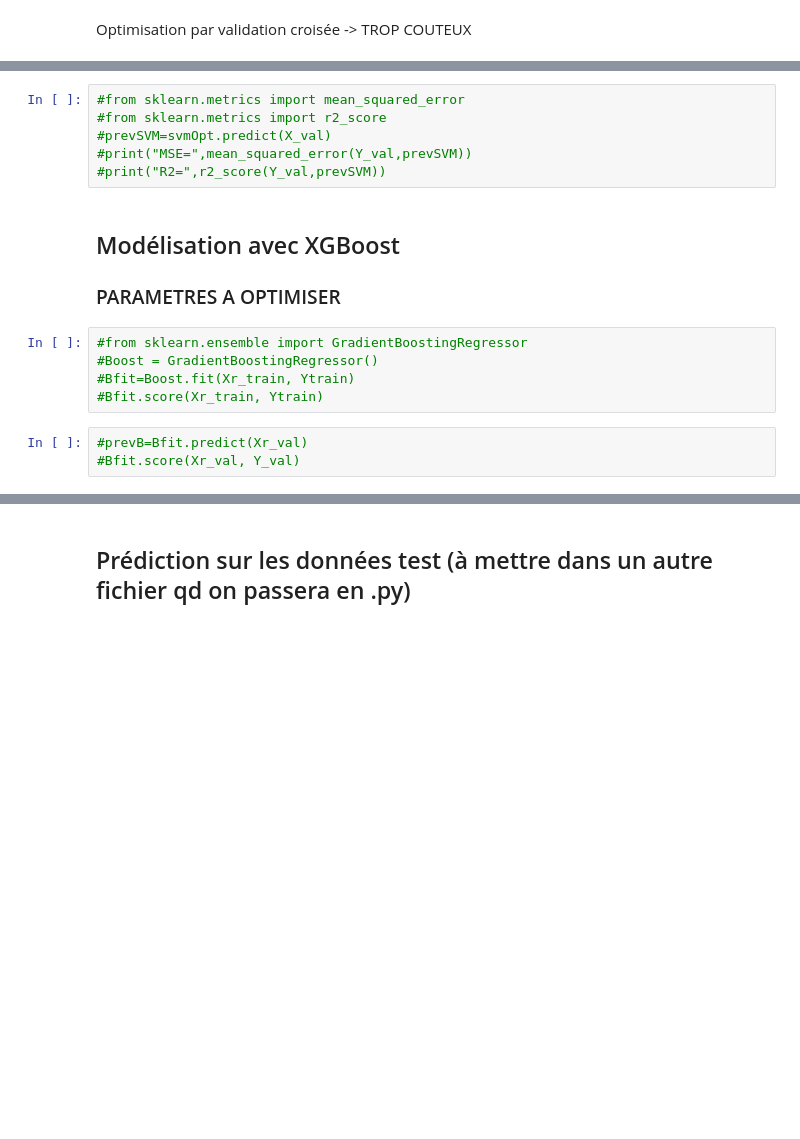
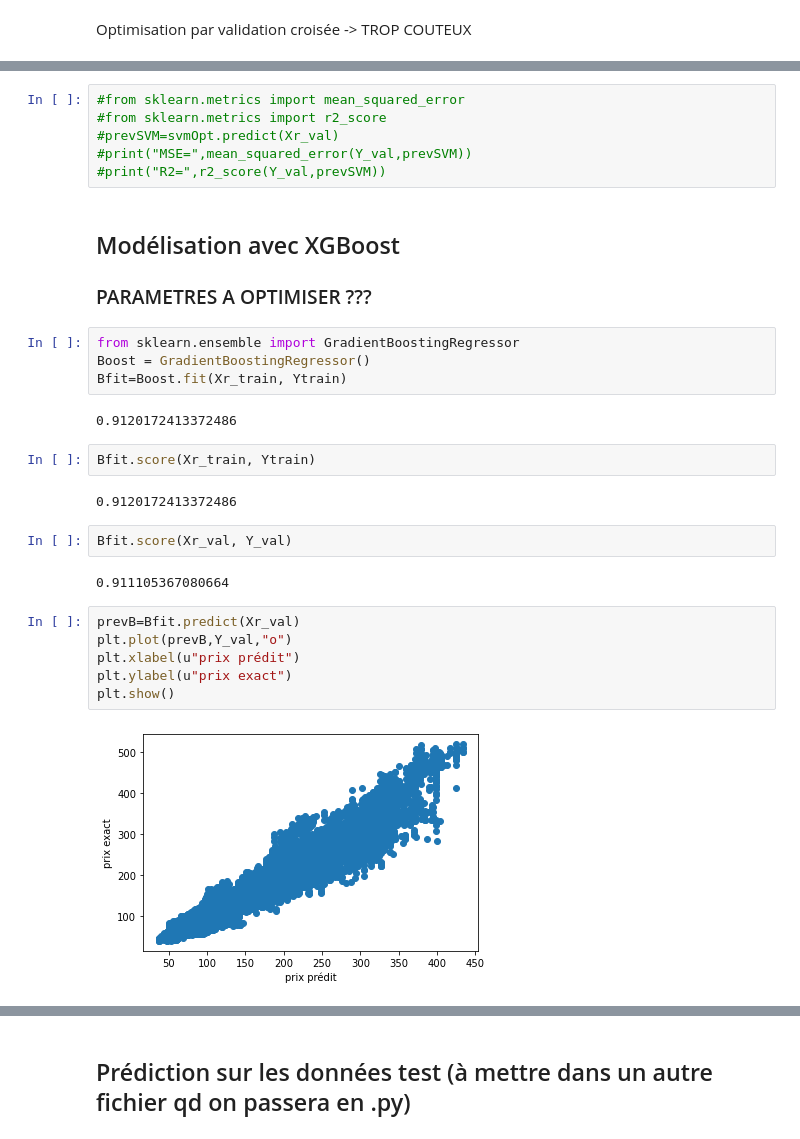
Before and after one commit to TryoenJ/Defi-IA, a Jupyter notebook: model-nr.ipynb, the cells around one changed output, grey strips where cells are left out. Cells and saved outputs as stored; diff of their text form; blank space fills up the shorter version.

```diff
--- a/model-nr.ipynb
+++ b/model-nr.ipynb
@@ -289,18 +253,32 @@ Optimisation par validation croisée -> TROP COUTEUX
 # %%
 #from sklearn.metrics import mean_squared_error
 #from sklearn.metrics import r2_score
-#prevSVM=svmOpt.predict(X_val)
+#prevSVM=svmOpt.predict(Xr_val)
 #print("MSE=",mean_squared_error(Y_val,prevSVM))
 #print("R2=",r2_score(Y_val,prevSVM))
 # %% [markdown]
 ## Modélisation avec XGBoost
 
-### PARAMETRES A OPTIMISER
+### PARAMETRES A OPTIMISER ???
 # %%
-#from sklearn.ensemble import GradientBoostingRegressor
-#Boost = GradientBoostingRegressor()
-#Bfit=Boost.fit(Xr_train, Ytrain)
-#Bfit.score(Xr_train, Ytrain)
+from sklearn.ensemble import GradientBoostingRegressor
+Boost = GradientBoostingRegressor()
+Bfit=Boost.fit(Xr_train, Ytrain)
+# %% [output]
+0.9120172413372486
+# %%
+Bfit.score(Xr_train, Ytrain)
+# %% [output]
+0.9120172413372486
 # %%
-#prevB=Bfit.predict(Xr_val)
-#Bfit.score(Xr_val, Y_val)
+Bfit.score(Xr_val, Y_val)
+# %% [output]
+0.911105367080664
+# %%
+prevB=Bfit.predict(Xr_val)
+plt.plot(prevB,Y_val,"o")
+plt.xlabel(u"prix prédit")
+plt.ylabel(u"prix exact")
+plt.show()
+# %% [output]
+[figure, added]
```
Also changed, not shown: parts of 22 cells of this notebook, 2 other files.
